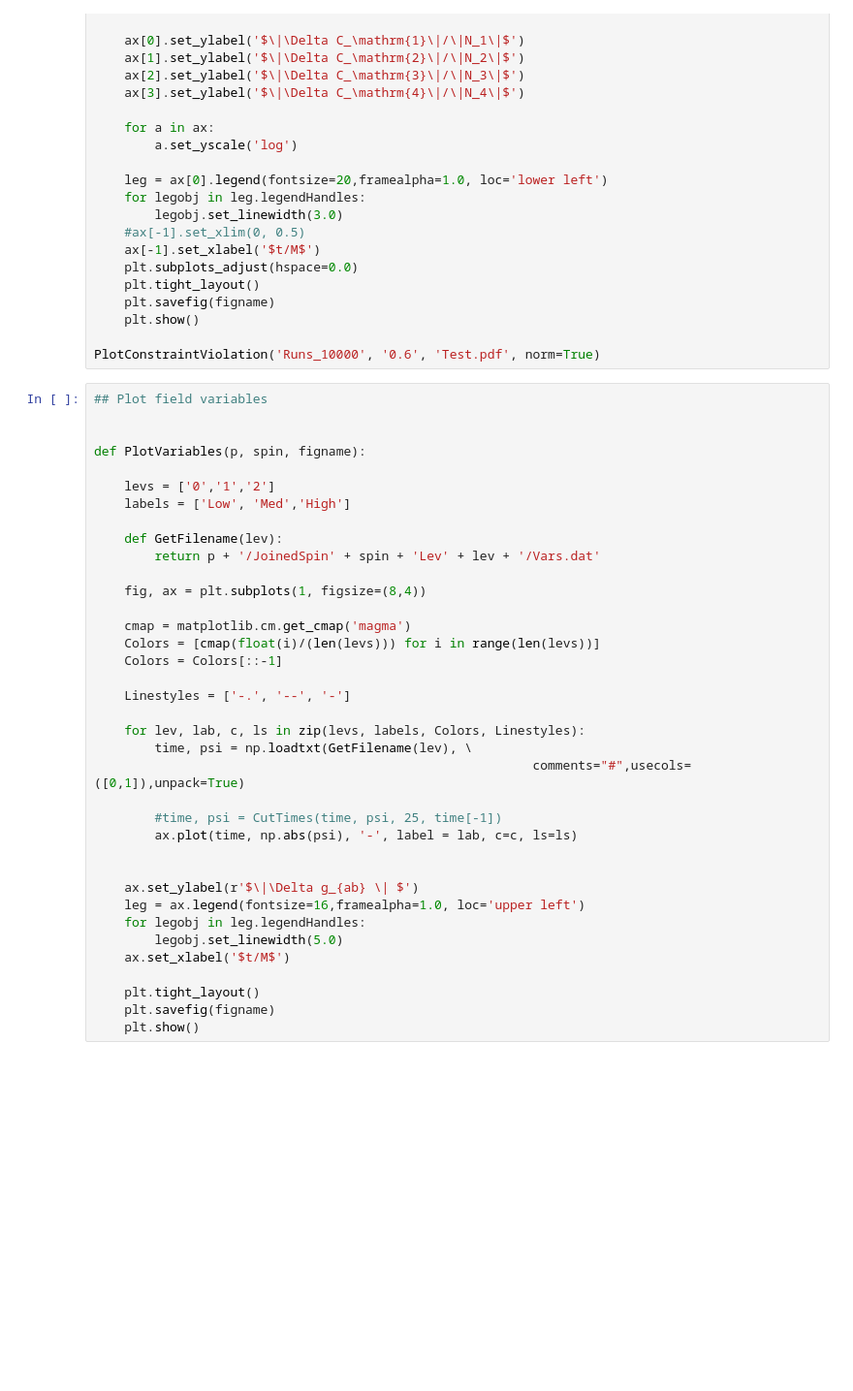
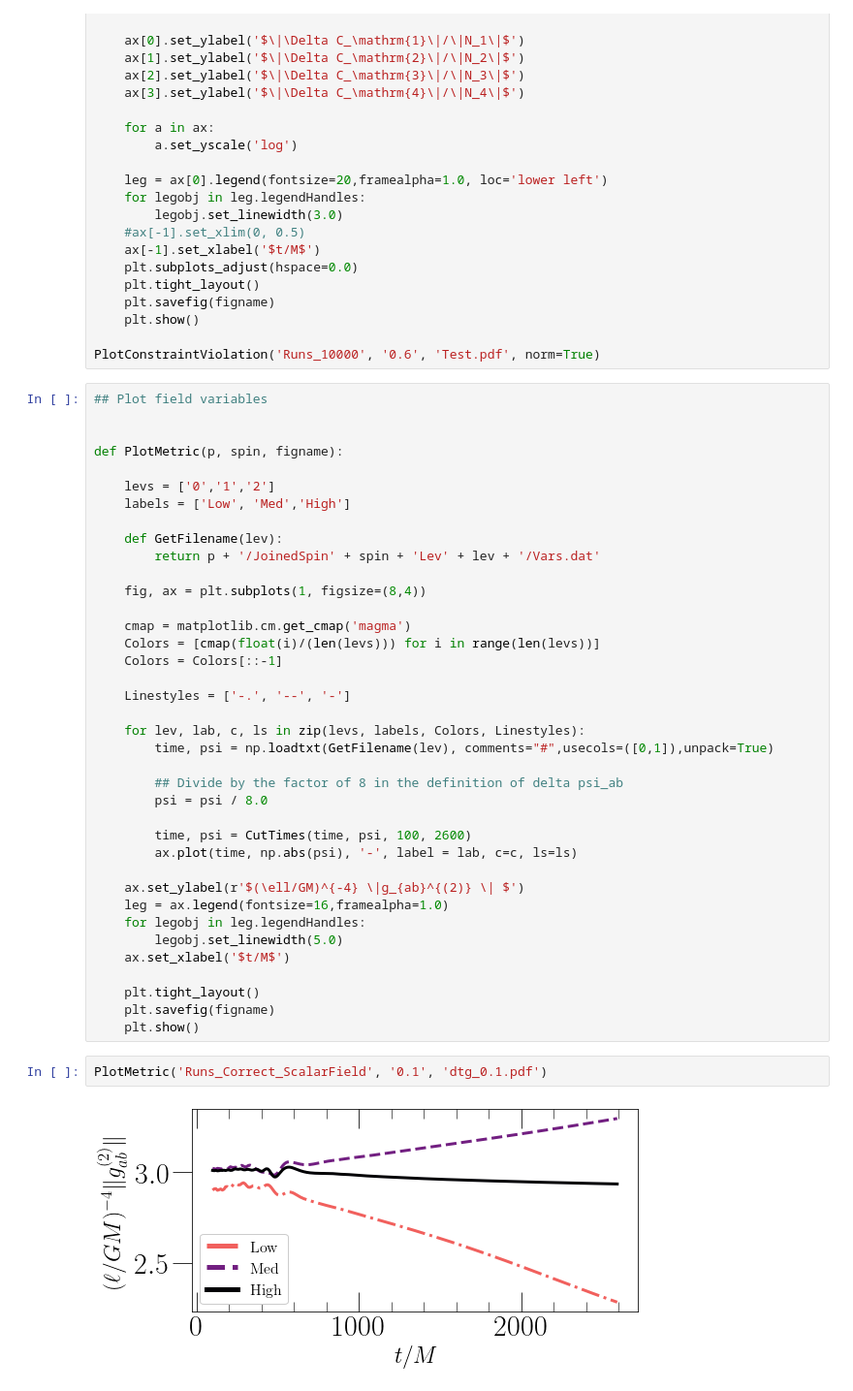
Before and after one commit to mariaokounkova/EDGB, a Jupyter notebook: Evolution/EvolutionPlots.ipynb, the cells around one changed output. Shown at 97% size. Cells and saved outputs as stored; diff of their text form; blank space fills up the shorter version.

```diff
--- a/Evolution/EvolutionPlots.ipynb
+++ b/Evolution/EvolutionPlots.ipynb
@@ -106,7 +106,7 @@ PlotConstraintViolation('Runs_10000', '0.6', 'Test.pdf', norm=True)
 ## Plot field variables
 
 
-def PlotVariables(p, spin, figname):
+def PlotMetric(p, spin, figname):
 
     levs = ['0','1','2']
     labels = ['Low', 'Med','High']
@@ -123,15 +123,16 @@ def PlotVariables(p, spin, figname):
     Linestyles = ['-.', '--', '-']
 
     for lev, lab, c, ls in zip(levs, labels, Colors, Linestyles):
-        time, psi = np.loadtxt(GetFilename(lev), \
-                                                          comments="#",usecols=([0,1]),unpack=True)
+        time, psi = np.loadtxt(GetFilename(lev), comments="#",usecols=([0,1]),unpack=True)
 
-        #time, psi = CutTimes(time, psi, 25, time[-1])
+        ## Divide by the factor of 8 in the definition of delta psi_ab
+        psi = psi / 8.0
+
+        time, psi = CutTimes(time, psi, 100, 2600)
         ax.plot(time, np.abs(psi), '-', label = lab, c=c, ls=ls)
 
-
-    ax.set_ylabel(r'$\|\Delta g_{ab} \| $')
-    leg = ax.legend(fontsize=16,framealpha=1.0, loc='upper left')
+    ax.set_ylabel(r'$(\ell/GM)^{-4} \|g_{ab}^{(2)} \| $')
+    leg = ax.legend(fontsize=16,framealpha=1.0)
     for legobj in leg.legendHandles:
         legobj.set_linewidth(5.0)
     ax.set_xlabel('$t/M$')
@@ -139,3 +140,7 @@ def PlotVariables(p, spin, figname):
     plt.tight_layout()
     plt.savefig(figname)
     plt.show()
+# %%
+PlotMetric('Runs_Correct_ScalarField', '0.1', 'dtg_0.1.pdf')
+# %% [output]
+[figure, added]
```
Also changed, not shown: parts of 6 cells of this notebook.
